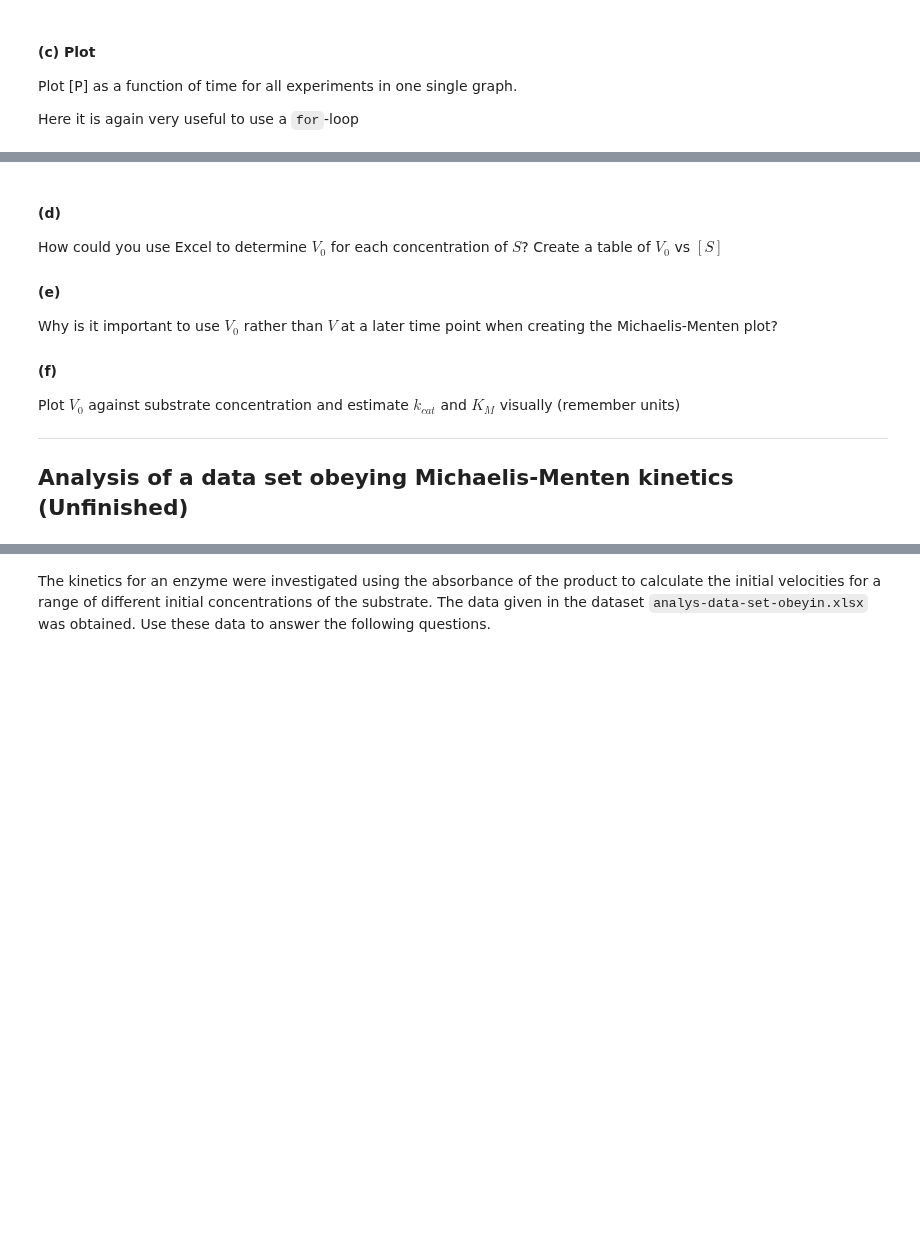
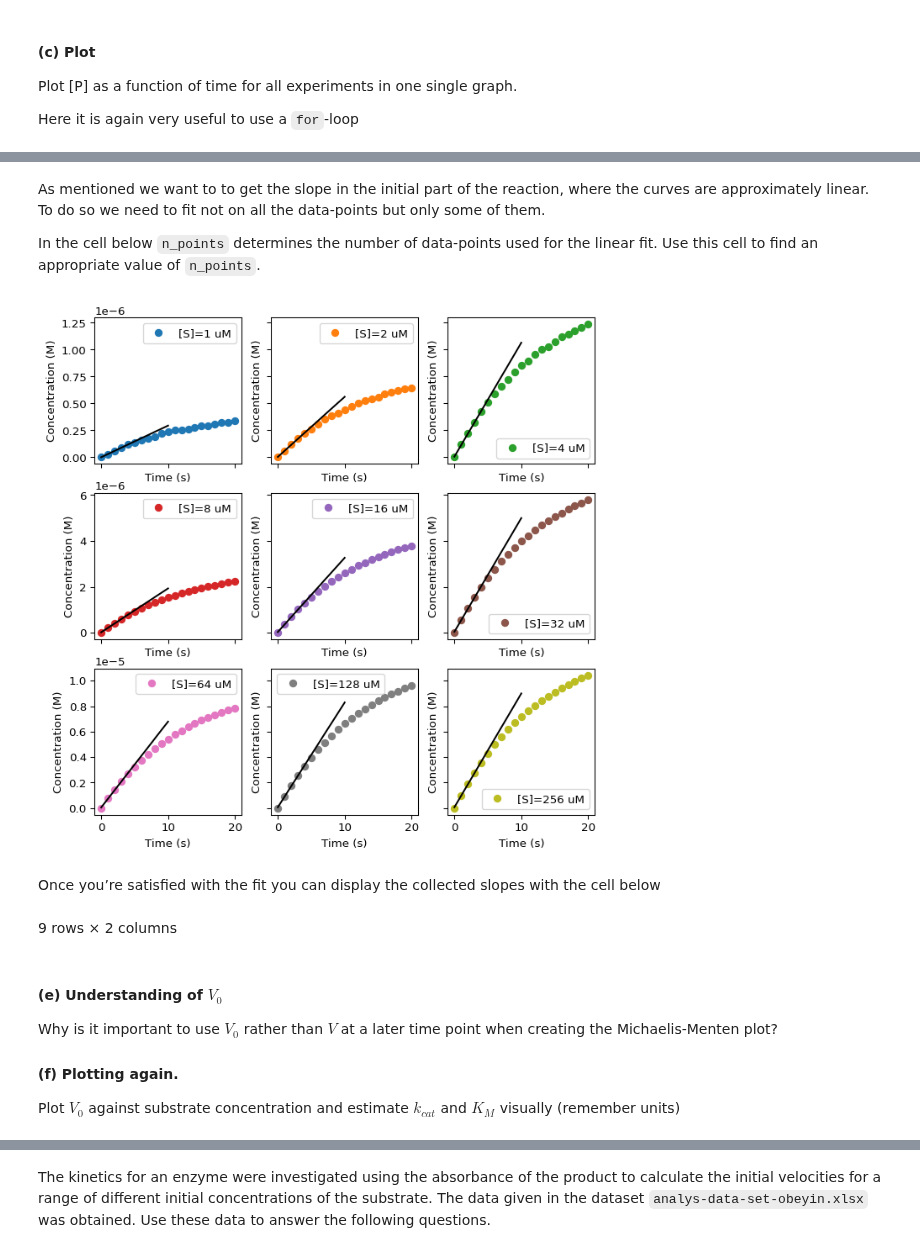
Before and after one commit to au-mbg/fysisk-biokemi, a Jupyter notebook: built_notebooks/master/week_47.ipynb, the cells around one changed output, grey strips where cells are left out. Saved outputs shown, nothing was run; the diff lists cells and outputs as text; code cells hidden in the pictures; blank space fills up the shorter version.

```diff
--- a/built_notebooks/master/week_47.ipynb
+++ b/built_notebooks/master/week_47.ipynb
@@ -952,19 +970,63 @@ ax.legend()
+# %%
+def linear_func(x, a, b):
+    return a * x + b
+# %% [markdown]
+As mentioned we want to to get the slope in the initial part of the
+reaction, where the curves are approximately linear. To do so we need to
+fit not on all the data-points but only some of them.
+
+In the cell below `n_points` determines the number of data-points used
+for the linear fit. Use this cell to find an appropriate value of
+`n_points`.
+# %%
+# The number of points used to make the fit
+n_points = 5
+
+# Variables to store calculated values.
+slopes = []
+concentrations = []
+
+fig, axes = plt.subplots(3, 3, figsize=(8, 8), sharex=True, sharey='row') # We make the figure while also finding the slopes.
+for i, (s, ax) in enumerate(zip(substrate_concentrations, axes.flatten())): # Don't worry about the details of this.
+
+    # Make the
+    conc_col_name = f'C_S{s}'
+    x_data = df['time_(s)'][:n_points]
+    y_data = df[conc_col_name][:n_points]
+    popt, pcov = curve_fit(linear_func, x_data, y_data)
+
+    # Plot the data
+    ax.plot(df['time_(s)'], df[conc_col_name], 'o', color=f'C{i}', label=f'[S]={s} uM')
+
+    # Plot the fit
+    t_smooth = np.linspace(0, 10, 10)
+    ax.plot(t_smooth, linear_func(t_smooth, *popt), color='black', linestyle='-')
+
+    # Customize
+    ax.set_xlabel('Time (s)')
+    ax.set_ylabel('Concentration (M)')
+    ax.legend()
+
+    # Store calculated slopes and concentrations, concentration converted to molar.
+    slopes.append(popt[0])
+    concentrations.append(s * 10**(-6))
+# %% [output]
+[figure, added]
+# %% [markdown]
+Once you’re satisfied with the fit you can display the collected slopes
+with the cell below
+# %%
+V0_df = pd.DataFrame({'[S]_(M)': concentrations, 'V0_(M/s)': slopes})
+display(V0_df)
+# %% [output]
+9 rows × 2 columns
 # %% [markdown]
-#### (d)
-
-How could you use Excel to determine $V_0$ for each concentration of
-$S$? Create a table of $V_0$ vs $[S]$
-
-#### (e)
+#### (e) Understanding of $V_0$
 
 Why is it important to use $V_0$ rather than $V$ at a later time point
 when creating the Michaelis-Menten plot?
 
-#### (f)
+#### (f) Plotting again.
 
 Plot $V_0$ against substrate concentration and estimate $k_{cat}$ and
 $K_M$ visually (remember units)
-
-------------------------------------------------------------------------
-
-## Analysis of a data set obeying Michaelis-Menten kinetics (Unfinished)
```
Also changed, not shown: parts of 11 cells of this notebook, 13 other files.
